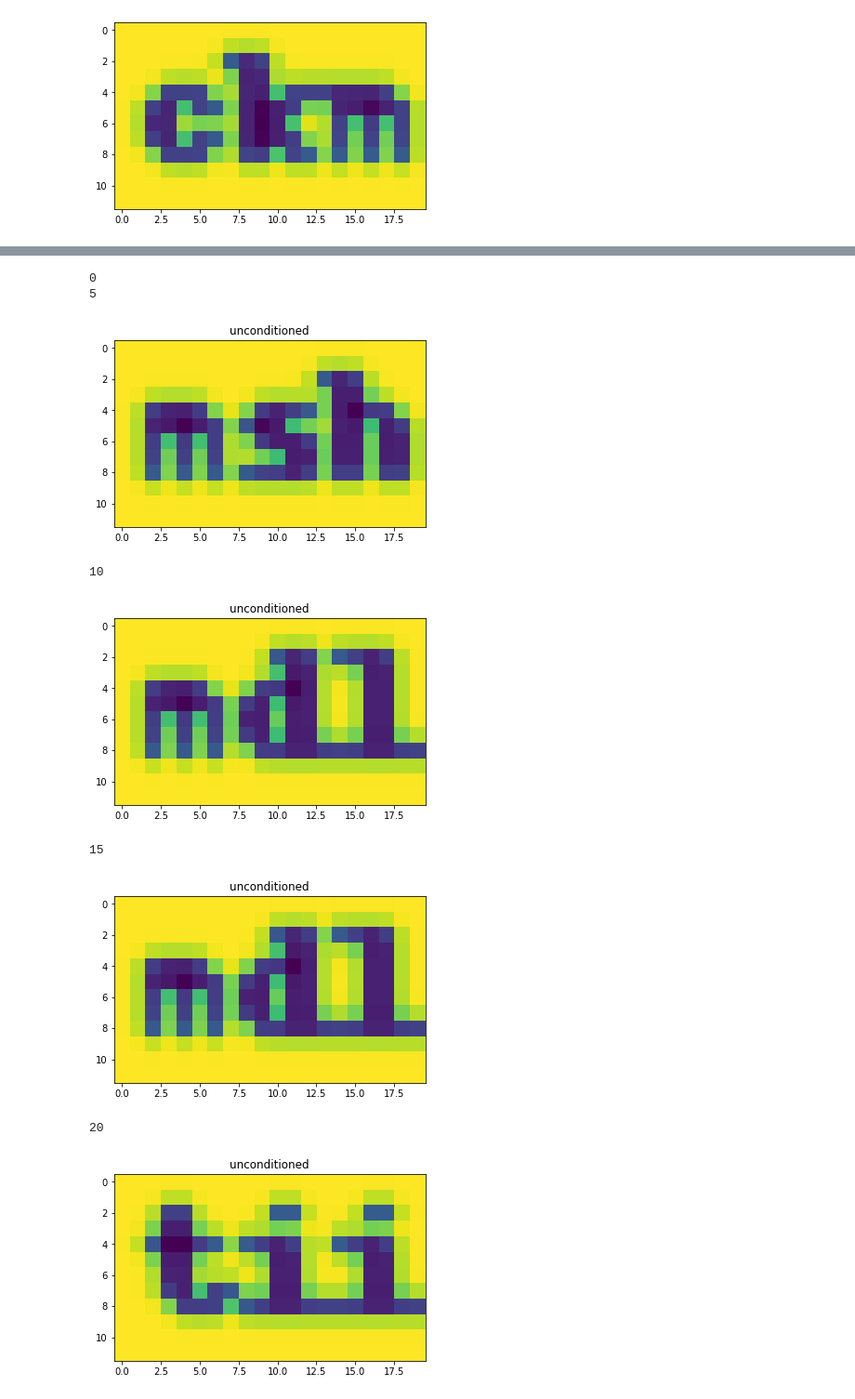
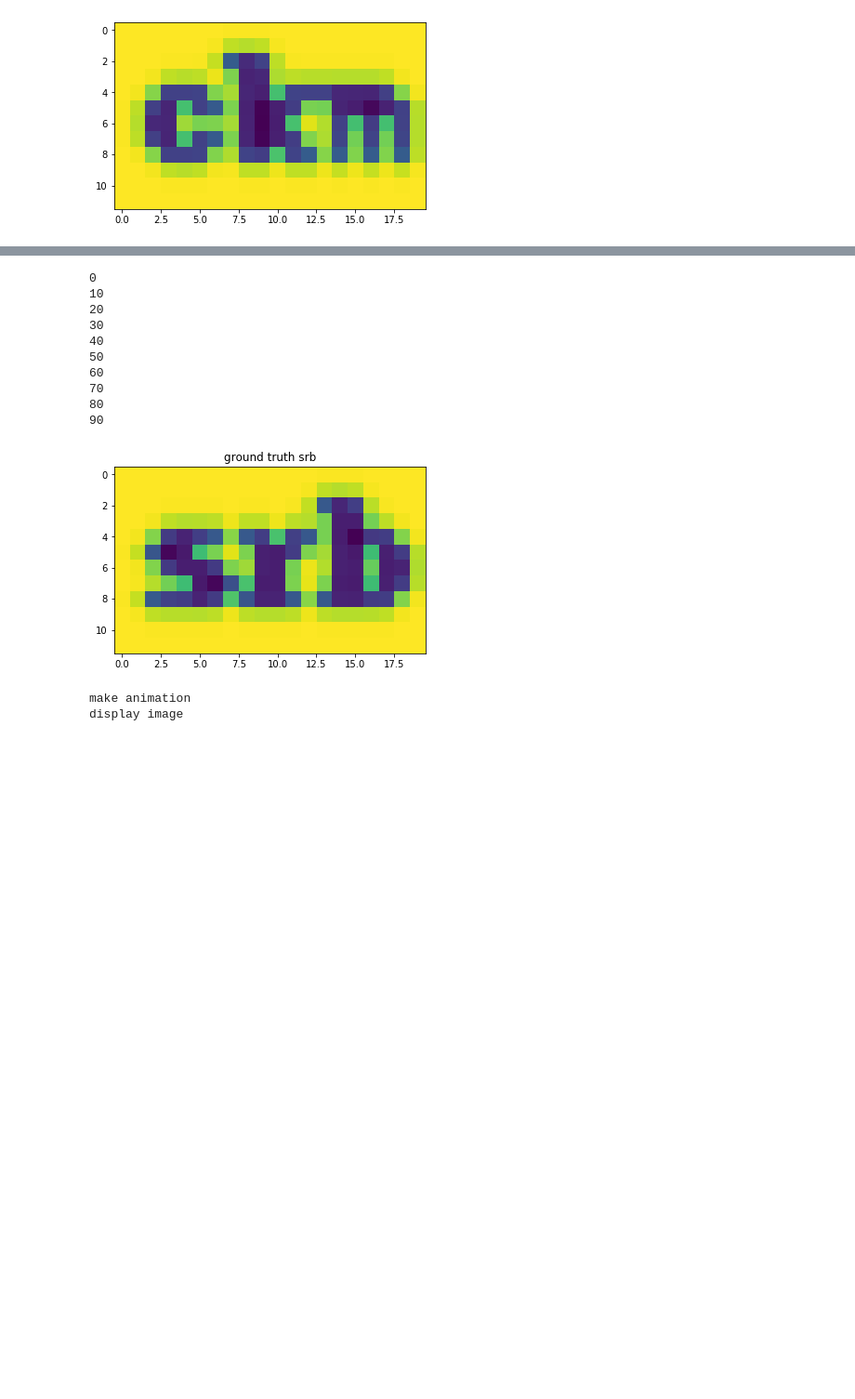
Before and after one commit to lukasheinrich/MLHEP-pyprob, a Jupyter notebook: Captcha.ipynb, the cells around one changed output, grey strips where cells are left out. Shown at 93% size. Cells and saved outputs as stored; diff of their text form; code cells hidden in the pictures; blank space fills up the shorter version.

```diff
--- a/Captcha.ipynb
+++ b/Captcha.ipynb
@@ -97,13 +101,17 @@ Time spent  | Time remain.| Progress             | Trace       | Traces/sec
 # %%
 for i in range(100):
-    if i%5 == 0:
+    if i%10 == 0:
         print(i)
-        plt.show()
+#         plt.show()
     plt.imshow(posterior.sample()[1].reshape(12,-1))
     plt.title('ground truth {}'.format(condition[0]))
     plt.savefig('foranim{}.png'.format(str(i).zfill(6)))
 
+plt.show()
+print('make animation')
 !convert -delay 5 -loop 0 foranim*.png posterior.gif
-!open -a Safari posterior.gif
+!rm foranim*png
+print('display image')
+IPython.display.Image(url='posterior.gif')
 # %% [output]
 0
@@ -123,19 +131,29 @@ for i in range(100):
 # %%
 for i in range(100):
-    if i % 5 == 0:
+    if i%10 == 0:
         print(i)
-        plt.show()
+#         plt.show()
     plt.imshow(prior.sample()[1].reshape(12,-1))
-    plt.title('unconditioned')
+    plt.title('ground truth {}'.format(condition[0]))
     plt.savefig('foranim{}.png'.format(str(i).zfill(6)))
+
+plt.show()
+print('make animation')
 !convert -delay 5 -loop 0 foranim*.png prior.gif
+!rm foranim*png
+print('display image')
+IPython.display.Image(url='prior.gif')
 # %% [output]
 0
-5
+10
+20
+30
+40
+50
+60
+70
+80
+90
-[figure, old version]
+[figure, new version]
-10
+make animation
+display image
-[figure, removed]
-15
-[figure, removed]
-20
-[figure, removed]
```
Also changed, not shown: parts of 9 cells of this notebook.
